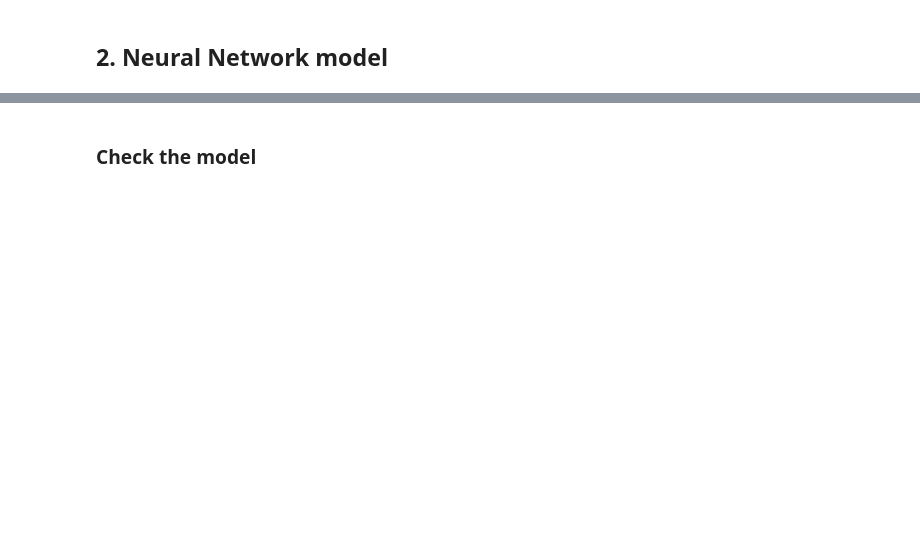
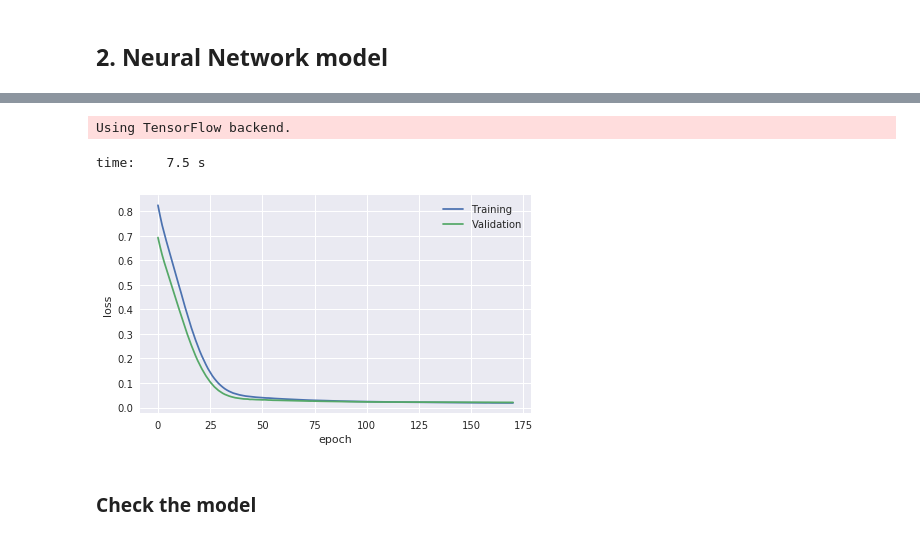
Before and after one commit to angelmtenor/data-science-keras, a Jupyter notebook: ztest.ipynb, the cells around one changed output, grey strips where cells are left out. Cells and saved outputs as stored; diff of their text form; code cells hidden in the pictures; blank space fills up the shorter version.

```diff
--- a/ztest.ipynb
+++ b/ztest.ipynb
@@ -286,3 +68,41 @@ Validation loss:        0.0420
+# %%
+from time import time
+import keras
+from keras.models import Sequential
+from keras.layers.core import Dense, Dropout
+
+#weights = keras.initializers.RandomNormal(stddev=0.01)
+
+model = Sequential()
+
+model.add(Dense(8, input_dim=1, activation='relu'))
+
+model.add(Dense(1, activation=None))
+
+model.compile(loss='mean_squared_error', optimizer='adam')
+
+
+callbacks = [keras.callbacks.EarlyStopping(monitor='val_loss', patience=5, verbose=0)]
+t0 = time()
+
+history = model.fit(x_train, y_train, epochs=1000, batch_size=16,
+                    validation_split=0.25, callbacks=callbacks, verbose=0)
+
+print("time: \t {:.1f} s".format(time() - t0))
+
+hist = history.history
+
+plt.figure(figsize=(7, 4))
+plt.plot(hist['loss'], label='Training')
+if 'val_loss' in hist:
+    plt.plot(hist['val_loss'], label='Validation')
+plt.xlabel('epoch')
+plt.ylabel('loss')
+plt.legend();
+# %% [output]
+Using TensorFlow backend.
+time:    7.5 s
+[figure, added]
 # %% [markdown]
 ### Check the model
 # %%
```
Also changed, not shown: parts of 55 cells of this notebook.
